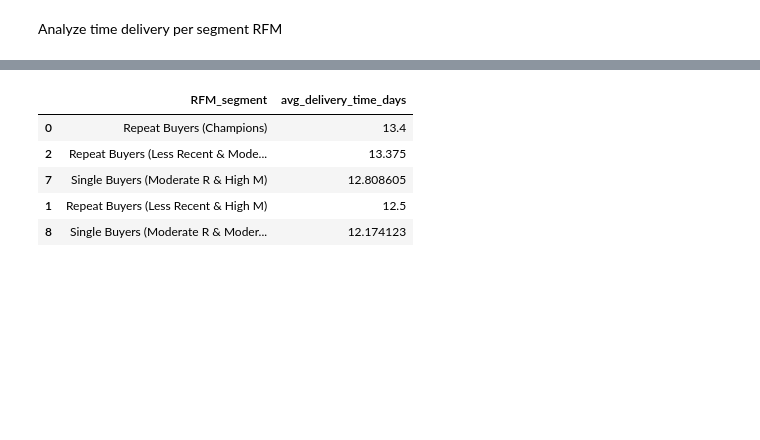
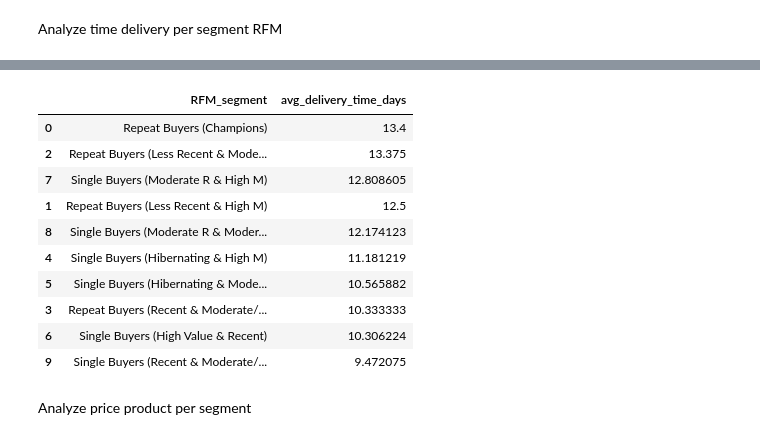
Before and after one commit to RizkiRdm/Olist-E-commerce-Performance-Analysis, a Jupyter notebook: notebooks/feature_engineering.ipynb, the cells around one changed output, grey strips where cells are left out. Saved outputs shown, nothing was run; the diff lists cells and outputs as text; code cells hidden in the pictures; blank space fills up the shorter version.

```diff
--- a/notebooks/feature_engineering.ipynb
+++ b/notebooks/feature_engineering.ipynb
@@ -1140,11 +770,18 @@ avg_time_delivery = avg_time_delivery.sort_values(
     by="avg_delivery_time_days", ascending=False
 )
 # %%
-display(avg_time_delivery.head())
+display(avg_time_delivery)
 # %% [output]
 |  | RFM_segment | avg_delivery_time_days |
 | 0 | Repeat Buyers (Champions) | 13.4 |
 | 2 | Repeat Buyers (Less Recent & Mode... | 13.375 |
 | 7 | Single Buyers (Moderate R & High M) | 12.808605 |
 | 1 | Repeat Buyers (Less Recent & High M) | 12.5 |
 | 8 | Single Buyers (Moderate R & Moder... | 12.174123 |
+| 4 | Single Buyers (Hibernating & High M) | 11.181219 |
+| 5 | Single Buyers (Hibernating & Mode... | 10.565882 |
+| 3 | Repeat Buyers (Recent & Moderate/... | 10.333333 |
+| 6 | Single Buyers (High Value & Recent) | 10.306224 |
+| 9 | Single Buyers (Recent & Moderate/... | 9.472075 |
+# %% [markdown]
+Analyze price product per segment
```
Also changed, not shown: parts of 30 cells of this notebook.
